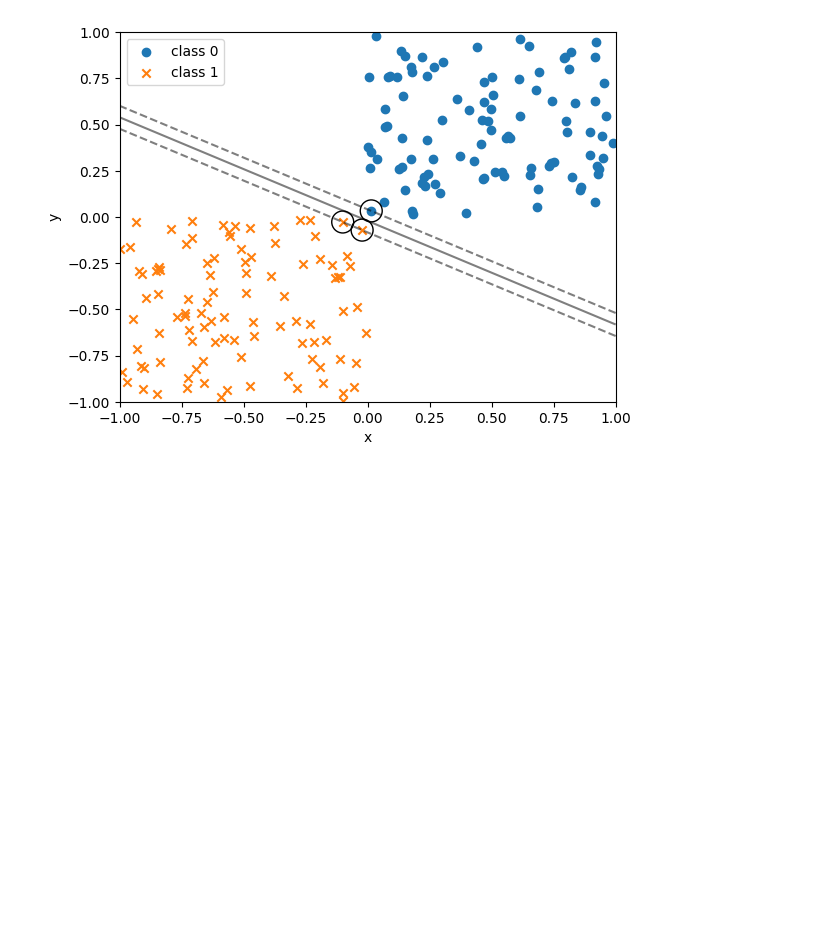
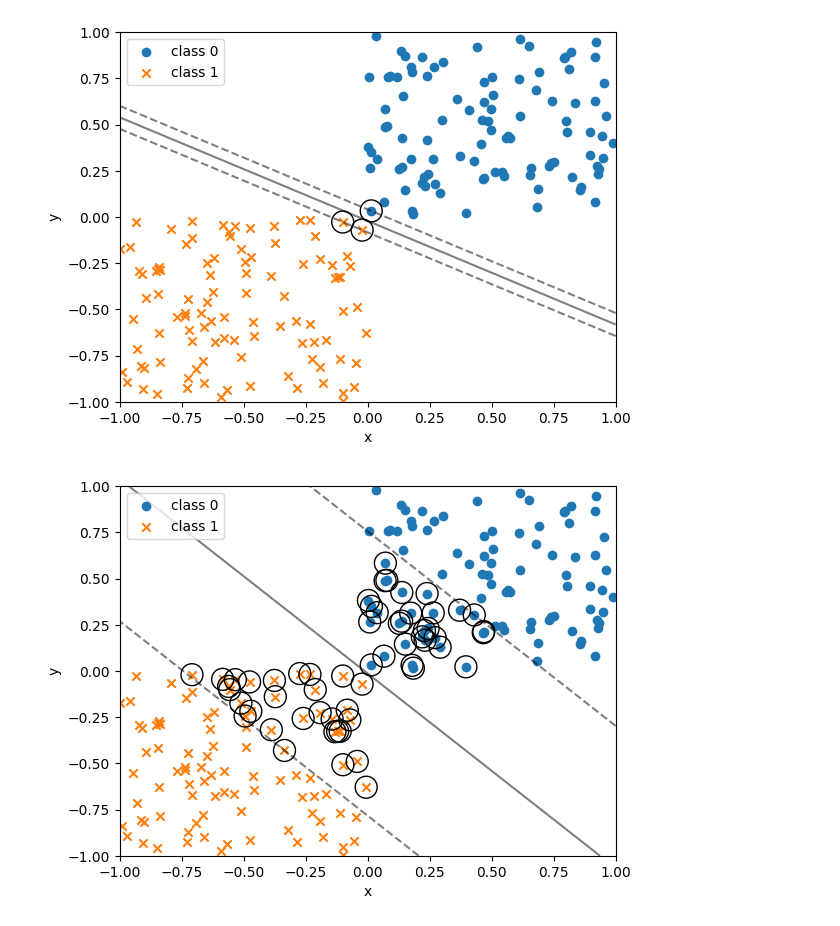
Before and after one commit to Ryo-9591/python-data-analysis-study, a Jupyter notebook: scikit-learn/classification.ipynb, the cells around one changed output. Saved outputs shown, nothing was run; the diff lists cells and outputs as text; code cells hidden in the pictures; blank space fills up the shorter version.

```diff
--- a/scikit-learn/classification.ipynb
+++ b/scikit-learn/classification.ipynb
@@ -103,3 +103,9 @@ plot_boundary_margin_sv(X0, y0, X1, y1,
                         kernel="linear", C=1e6)
 # %% [output]
 [figure]
+# %%
+# 決定境界、マージン、サポートベクタをプロット
+plot_boundary_margin_sv(X0, y0, X1, y1,
+                        kernel="linear", C=0.1)
+# %% [output]
+[figure, added]
```
Also changed, not shown: parts of 3 cells of this notebook, 1 other file.
